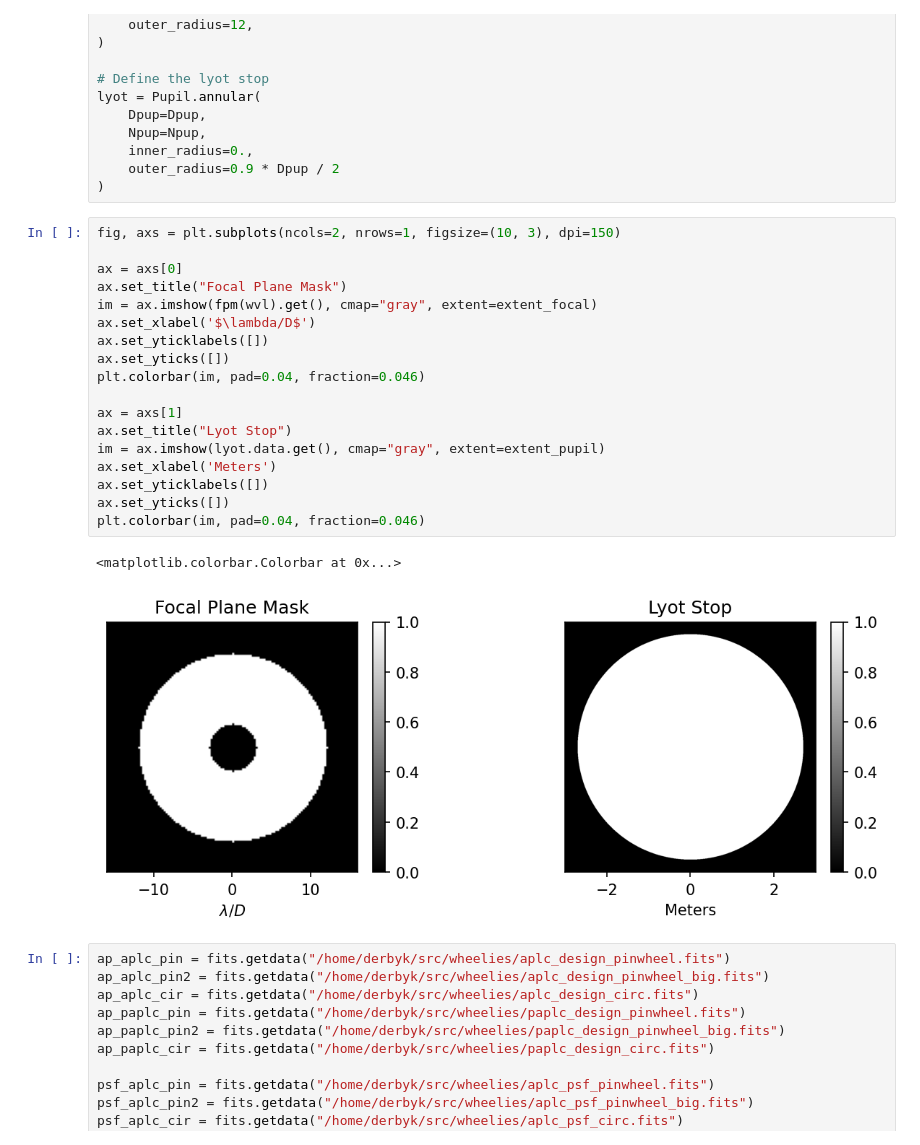
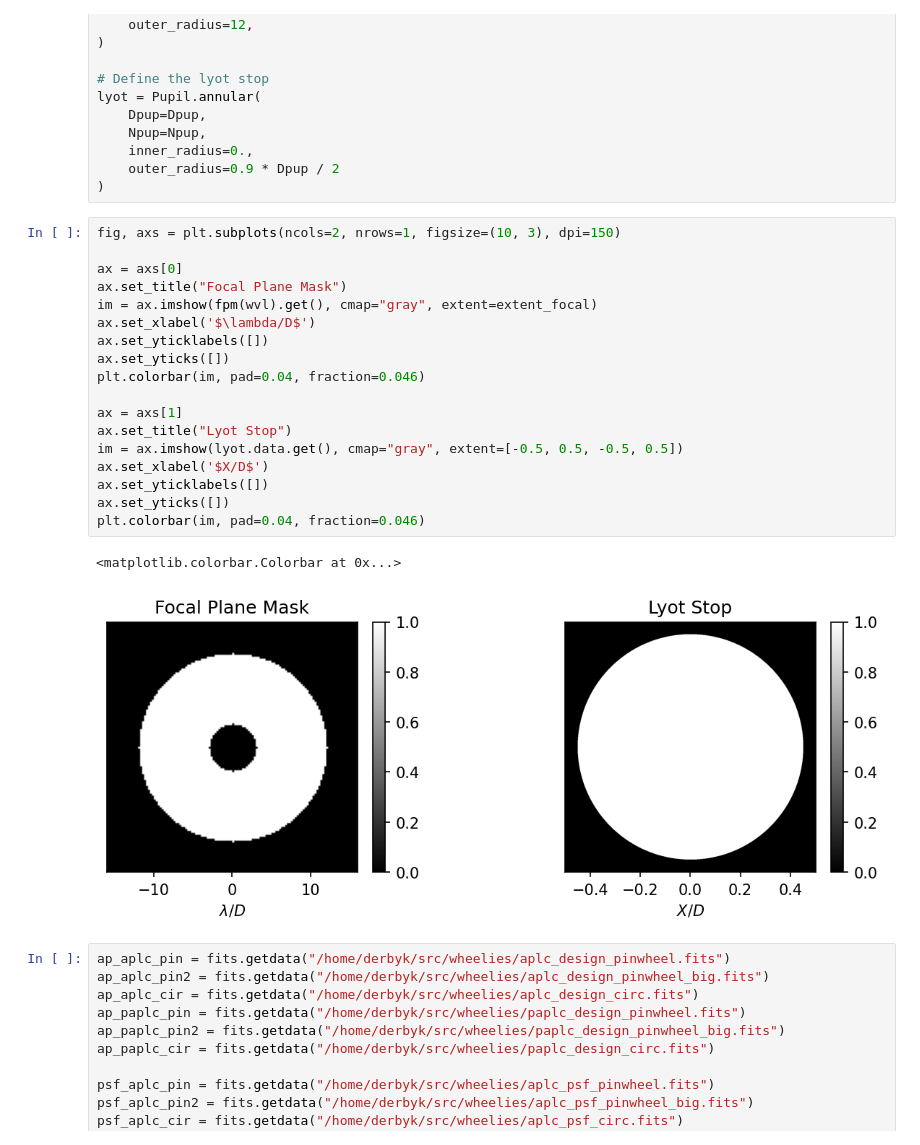
Before and after one commit to zhangderby/wheelies, a Jupyter notebook: figures.ipynb, the cells around one changed output. Cells and saved outputs as stored; diff of their text form.

```diff
--- a/figures.ipynb
+++ b/figures.ipynb
@@ -131,24 +131,24 @@ lyot = Pupil.annular(
 # %%
 fig, axs = plt.subplots(ncols=2, nrows=1, figsize=(10, 3), dpi=150)
 
 ax = axs[0]
 ax.set_title("Focal Plane Mask")
 im = ax.imshow(fpm(wvl).get(), cmap="gray", extent=extent_focal)
 ax.set_xlabel('$\lambda/D$')
 ax.set_yticklabels([])
 ax.set_yticks([])
 plt.colorbar(im, pad=0.04, fraction=0.046)
 
 ax = axs[1]
 ax.set_title("Lyot Stop")
-im = ax.imshow(lyot.data.get(), cmap="gray", extent=extent_pupil)
-ax.set_xlabel('Meters')
+im = ax.imshow(lyot.data.get(), cmap="gray", extent=[-0.5, 0.5, -0.5, 0.5])
+ax.set_xlabel('$X/D$')
 ax.set_yticklabels([])
 ax.set_yticks([])
 plt.colorbar(im, pad=0.04, fraction=0.046)
 # %% [output]
 <matplotlib.colorbar.Colorbar at 0x...>
-[figure, old version]
+[figure, new version]
 # %%
 ap_aplc_pin = fits.getdata("/home/derbyk/src/wheelies/aplc_design_pinwheel.fits")
 ap_aplc_pin2 = fits.getdata("/home/derbyk/src/wheelies/aplc_design_pinwheel_big.fits")
```
Also changed, not shown: parts of 2 cells of this notebook, 2 other files.
